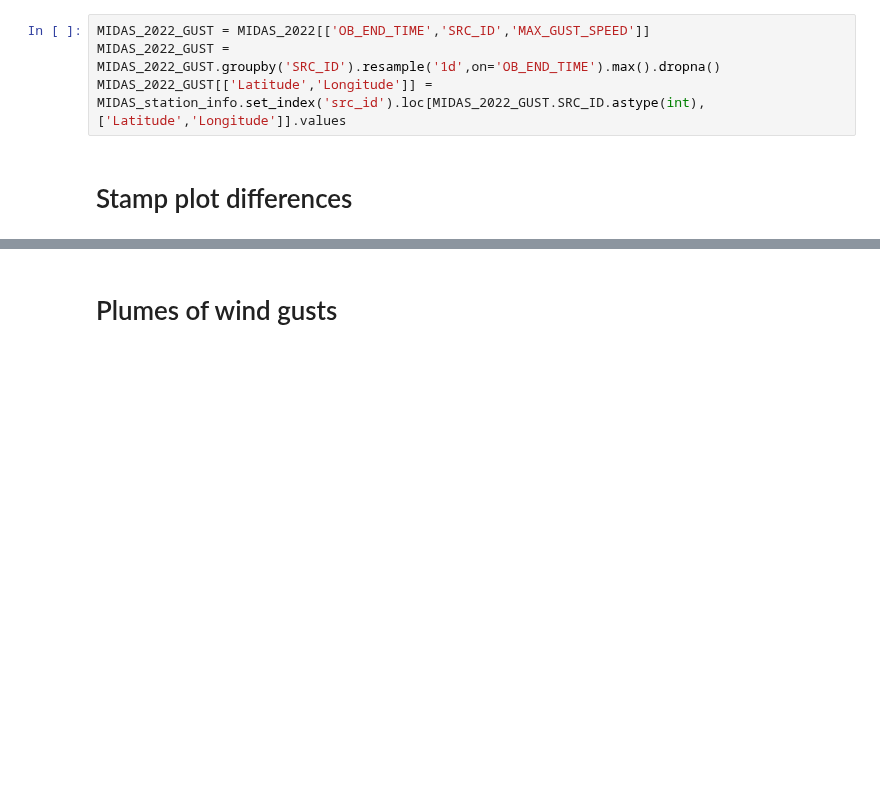
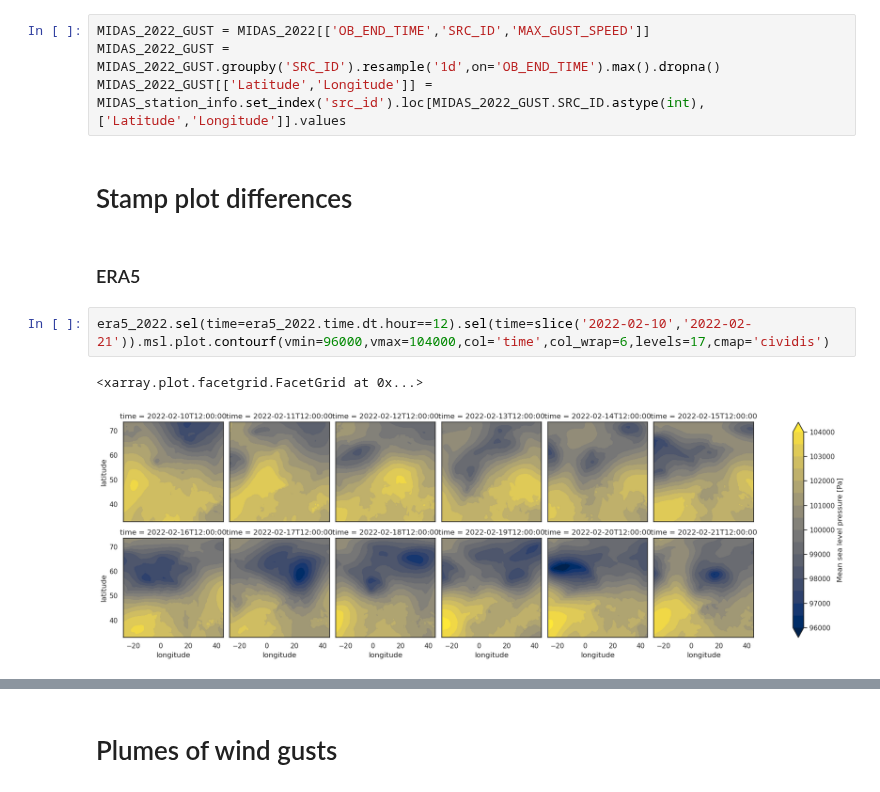
Before and after one commit to shirin-ermis/Storm_Eunice, a Jupyter notebook: notebooks/05_predictability.ipynb, the cells around one changed output, grey strips where cells are left out. Drawn from its saved outputs; the diff is of its cells as text; blank space fills up the shorter version.

```diff
--- a/notebooks/05_predictability.ipynb
+++ b/notebooks/05_predictability.ipynb
@@ -106,3 +84,10 @@ MIDAS_2022_GUST = MIDAS_2022_GUST.groupby('SRC_ID').resample('1d',on='OB_END_TIM
 MIDAS_2022_GUST[['Latitude','Longitude']] = MIDAS_station_info.set_index('src_id').loc[MIDAS_2022_GUST.SRC_ID.astype(int),['Latitude','Longitude']].values
 # %% [markdown]
 # Stamp plot differences
+# %% [markdown]
+### ERA5
+# %%
+era5_2022.sel(time=era5_2022.time.dt.hour==12).sel(time=slice('2022-02-10','2022-02-21')).msl.plot.contourf(vmin=96000,vmax=104000,col='time',col_wrap=6,levels=17,cmap='cividis')
+# %% [output]
+<xarray.plot.facetgrid.FacetGrid at 0x...>
+[figure, added]
```
Also changed, not shown: parts of 10 cells of this notebook.
